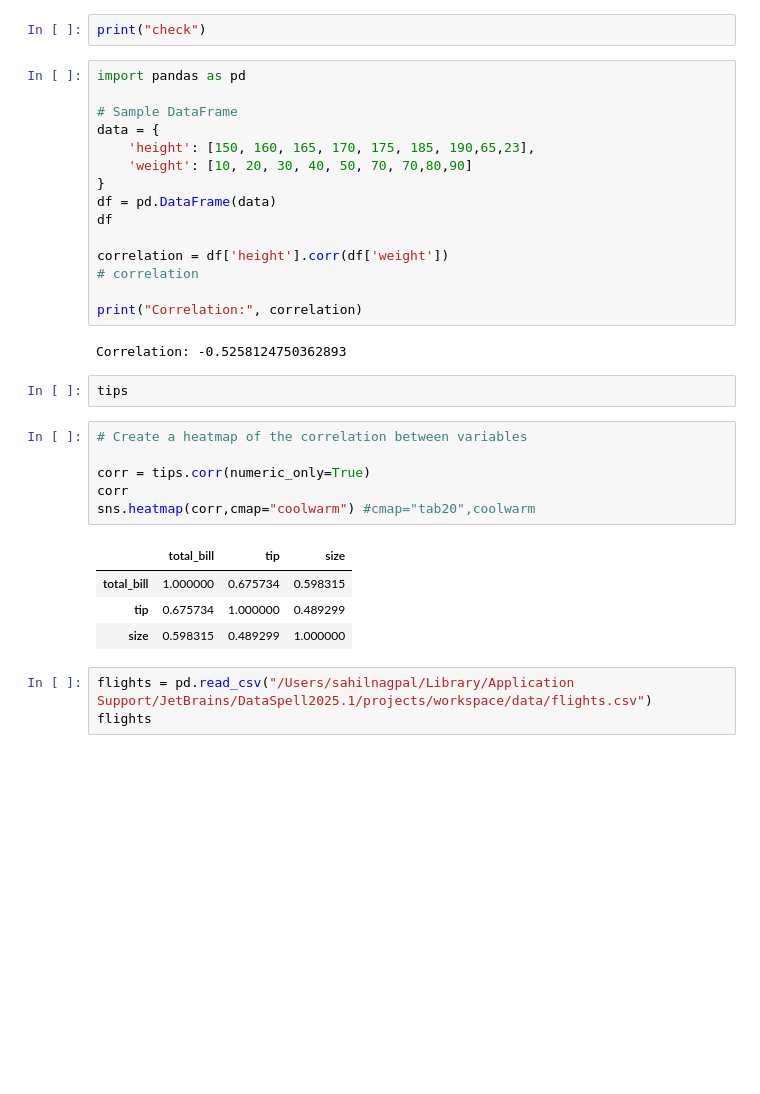
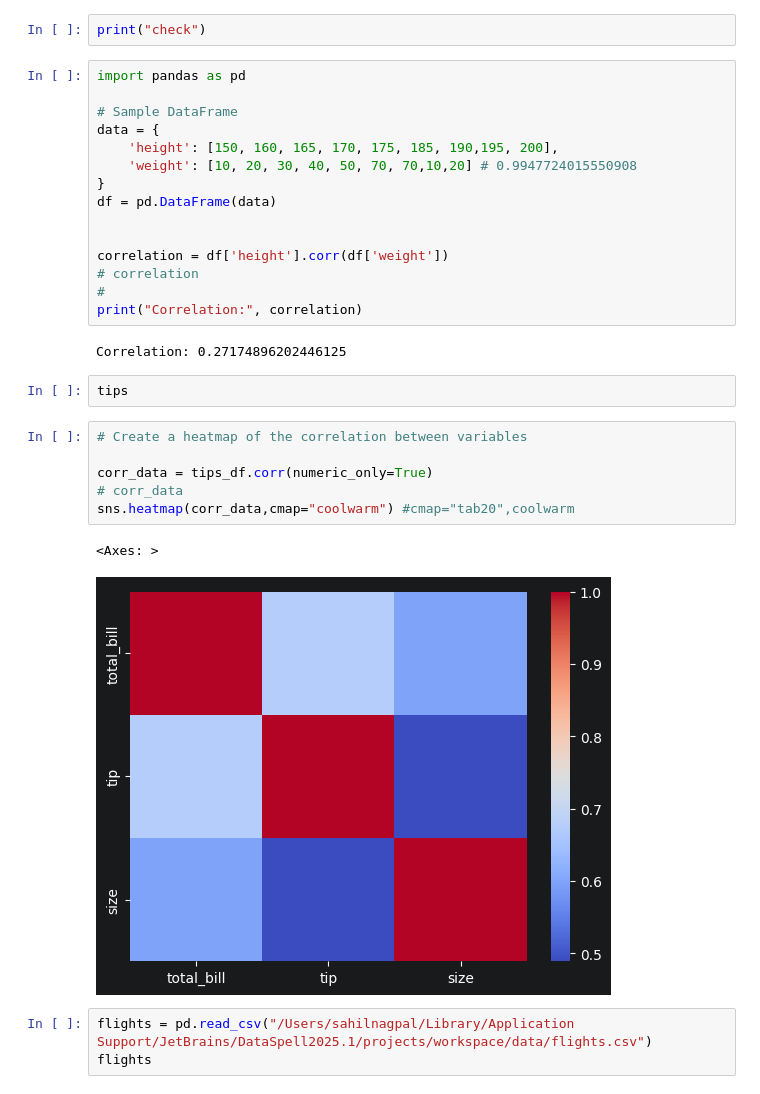
Before and after one commit to vegetariancoder/Pragra-Python, a Jupyter notebook: seaborn/seaborn_overview.ipynb, the cells around one changed output. Drawn from its saved outputs; the diff is of its cells as text; blank space fills up the shorter version.

```diff
--- a/seaborn/seaborn_overview.ipynb
+++ b/seaborn/seaborn_overview.ipynb
@@ -595,31 +543,29 @@ import pandas as pd
 
 # Sample DataFrame
 data = {
-    'height': [150, 160, 165, 170, 175, 185, 190,65,23],
-    'weight': [10, 20, 30, 40, 50, 70, 70,80,90]
+    'height': [150, 160, 165, 170, 175, 185, 190,195, 200],
+    'weight': [10, 20, 30, 40, 50, 70, 70,10,20] # 0.9947724015550908
 }
 df = pd.DataFrame(data)
-df
+
 
 correlation = df['height'].corr(df['weight'])
 # correlation
-
+#
 print("Correlation:", correlation)
 # %% [output]
-Correlation: -0.5258124750362893
+Correlation: 0.27174896202446125
 # %%
 tips
 # %%
 # Create a heatmap of the correlation between variables
 
-corr = tips.corr(numeric_only=True)
-corr
-sns.heatmap(corr,cmap="coolwarm") #cmap="tab20",coolwarm
+corr_data = tips_df.corr(numeric_only=True)
+# corr_data
+sns.heatmap(corr_data,cmap="coolwarm") #cmap="tab20",coolwarm
 # %% [output]
-|  | total_bill | tip | size |
-| total_bill | 1.000000 | 0.675734 | 0.598315 |
-| tip | 0.675734 | 1.000000 | 0.489299 |
-| size | 0.598315 | 0.489299 | 1.000000 |
+<Axes: >
+[figure, added]
 # %%
 flights = pd.read_csv("/Users/sahilnagpal/Library/Application Support/JetBrains/DataSpell2025.1/projects/workspace/data/flights.csv")
 flights
```
Also changed, not shown: parts of 19 cells of this notebook, 4 other files.
